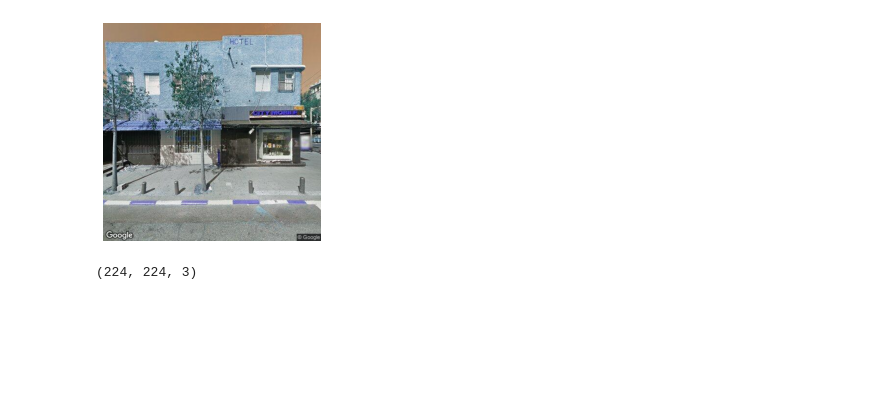
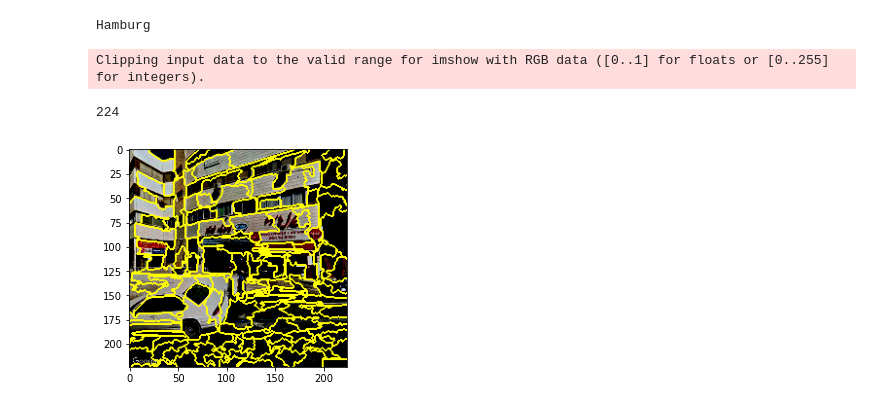
Before and after one commit to XAI-Demonstrator/xai-demonstrator, a Jupyter notebook: guess-the-country/explainers/explore_new_lime.ipynb, the cells around one changed output. Drawn from its saved outputs; the diff is of its cells as text; code cells hidden in the pictures; blank space fills up the shorter version.

```diff
--- a/guess-the-country/explainers/explore_new_lime.ipynb
+++ b/guess-the-country/explainers/explore_new_lime.ipynb
@@ -19,24 +19,17 @@ from country.explainer.new_lime_ import explain_image
 from PIL import Image
 # %%
-img = np.array(cv2.imread("C:\\Users\\Matze\\Documents\\University\\Work\\BeispielBilder\\from_xaidemo.de\\i1.jpg"))
-plt.imshow(img)
-plt.axis("off")
-plt.show()
-img = preprocess(img)
-img = np.squeeze(img)
+imgg = preprocess(cv2.imread("C:\\Users\\Matze\\Documents\\University\\Work\\BeispielBilder\\B\\jerusalem.jpg"))
+print(predict_image(imgg))
+imgg = np.squeeze(imgg)
 # %% [output]
-[figure, removed]
+Hamburg
-# %%
-image_explanation = explain_image(img = img, seg_method = "felzenszwalb", seg_settings = {}, num_of_samples = 200, samples_p = 0.5,
-                  model_ = model, threshold = 0.3, volume = 45, colour =  "red")
-print(img.shape)
-gradient=[
-np.ones((1,1)) * [173, 38, 38] / 255*1.0,
-np.ones((1,1)) * [173, 38, 38] / 255*0.8,
-np.ones((1,1)) * [173, 38, 38] / 255*0.6,
-np.ones((1,1)) * [173, 38, 38] / 255*0.4,
-np.ones((1,1)) * [173, 38, 38] / 255*0.2,
-np.ones((1,1)) * [173, 38, 38] / 255*0.0,
-]
-# %% [output]
-(224, 224, 3)
+# %%
+from skimage.segmentation import mark_boundaries
+import time
+seg= create_segments(img = imgg, seg_method = "slic", settings = {})
+plt.imshow(mark_boundaries(imgg,seg))
+print(len(seg))
+# %% [output]
+Clipping input data to the valid range for imshow with RGB data ([0..1] for floats or [0..255] for integers).
+224
+[figure, added]
```
Also changed, not shown: parts of 5 cells of this notebook, 2 other files.
